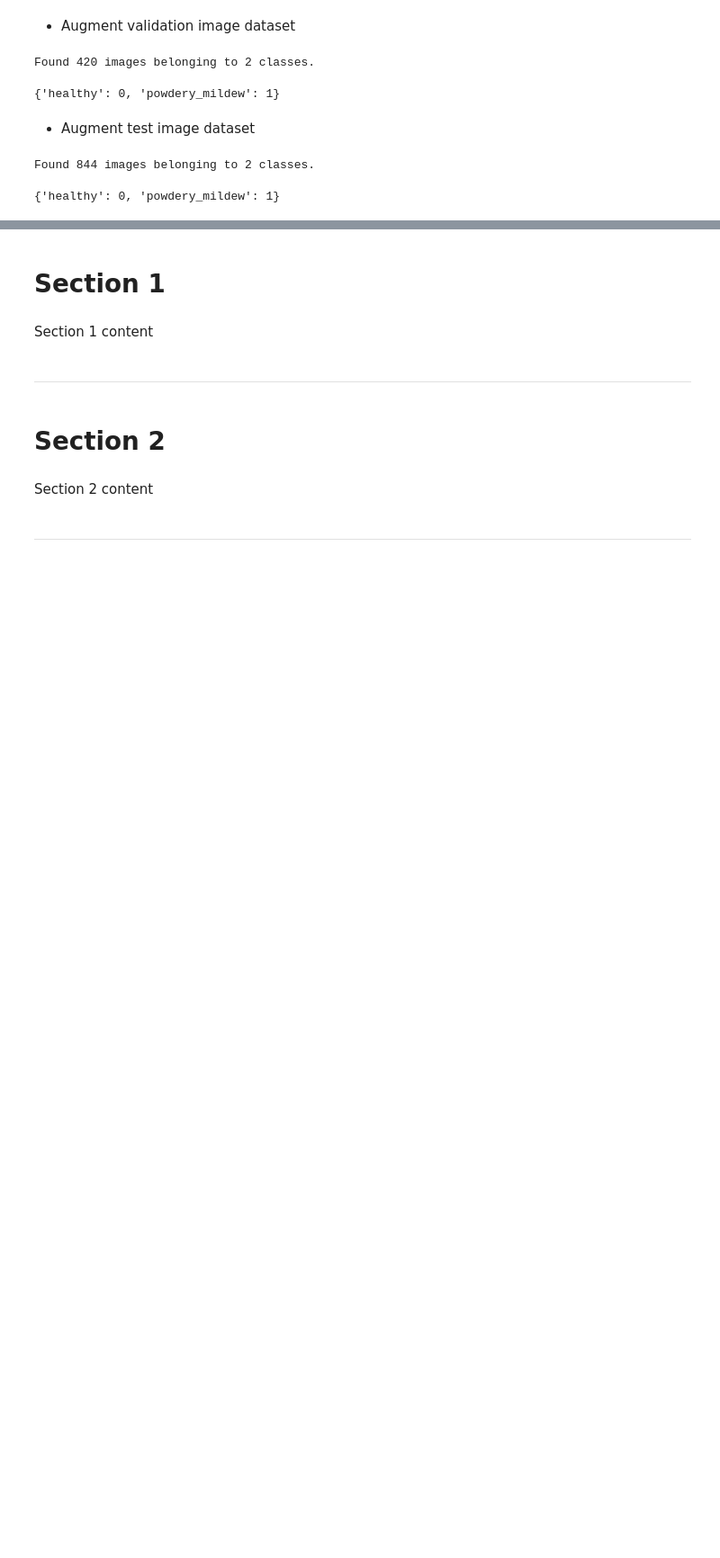
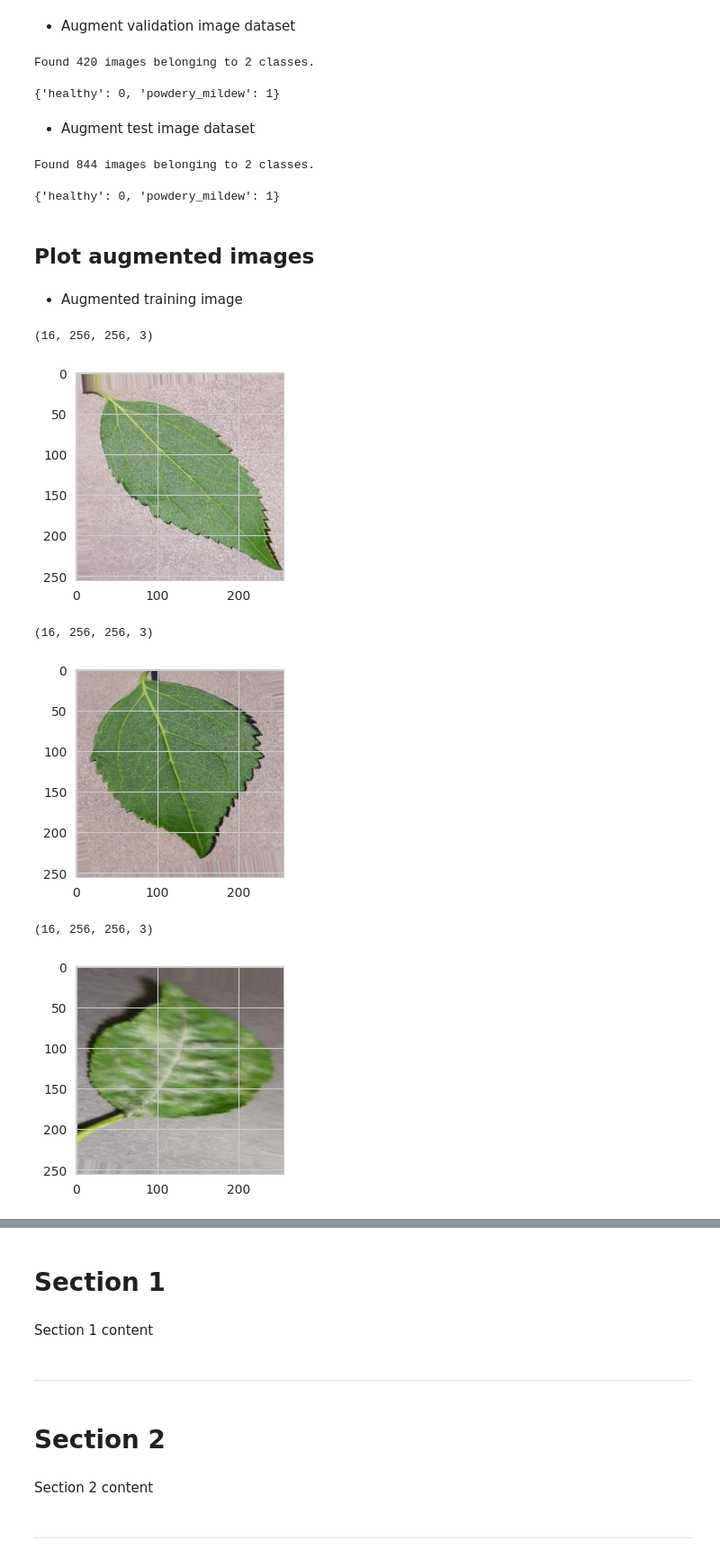
Before and after one commit to Chris-Tollan/mildew-detection-in-cherry-leaves, a Jupyter notebook: jupyter_notebooks/ModellingAndEvaluating.ipynb, the cells around one changed output, grey strips where cells are left out. Shown at 90% size. Cells and saved outputs as stored; diff of their text form; code cells hidden in the pictures; blank space fills up the shorter version.

Commit message:
plot train, val, test augmented images and save class_indices

```diff
--- a/jupyter_notebooks/ModellingAndEvaluating.ipynb
+++ b/jupyter_notebooks/ModellingAndEvaluating.ipynb
@@ -188,3 +188,21 @@ test_set.class_indices
 # %% [output]
 Found 844 images belonging to 2 classes.
 {'healthy': 0, 'powdery_mildew': 1}
+# %% [markdown]
+## Plot augmented images
+# %% [markdown]
+* Augmented training image
+# %%
+for _ in range(3):
+    plt.figure(figsize=(3, 3))
+    img, label = train_set.next()
+    print(img.shape)
+    plt.imshow(img[0])
+    plt.show()
+# %% [output]
+(16, 256, 256, 3)
+[figure, added]
+(16, 256, 256, 3)
+[figure, added]
+(16, 256, 256, 3)
+[figure, added]
```
Also changed, not shown: parts of 6 cells of this notebook, 1 other file.
